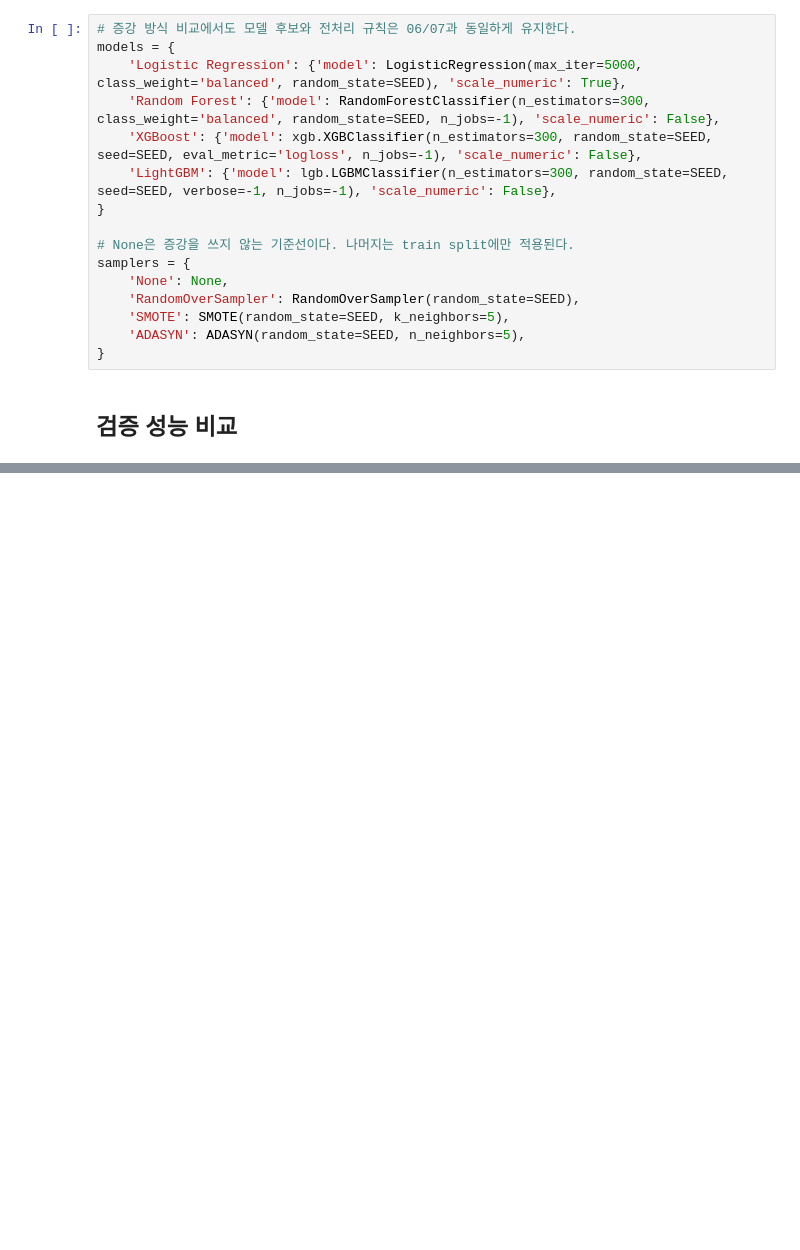
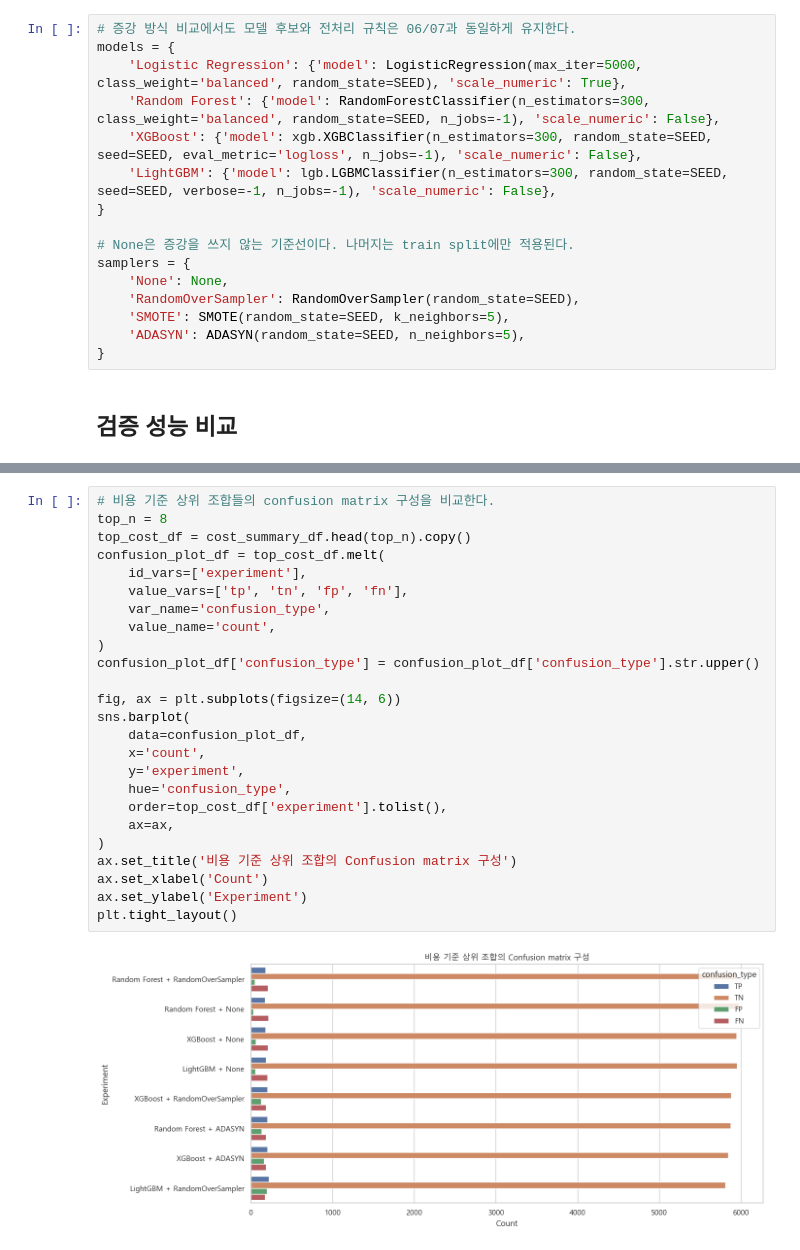
Before and after one commit to wagyu09/invoice-delay-prediction, a Jupyter notebook: notebooks/08_data_augmentation.ipynb, the cells around one changed output, grey strips where cells are left out. Cells and saved outputs as stored; diff of their text form; blank space fills up the shorter version.

```diff
--- a/notebooks/08_data_augmentation.ipynb
+++ b/notebooks/08_data_augmentation.ipynb
@@ -274,0 +449,27 @@ evaluate_predictions(f"{best_result['model']} + {best_result['augmentation']} th
+# %%
+# 비용 기준 상위 조합들의 confusion matrix 구성을 비교한다.
+top_n = 8
+top_cost_df = cost_summary_df.head(top_n).copy()
+confusion_plot_df = top_cost_df.melt(
+    id_vars=['experiment'],
+    value_vars=['tp', 'tn', 'fp', 'fn'],
+    var_name='confusion_type',
+    value_name='count',
+)
+confusion_plot_df['confusion_type'] = confusion_plot_df['confusion_type'].str.upper()
+
+fig, ax = plt.subplots(figsize=(14, 6))
+sns.barplot(
+    data=confusion_plot_df,
+    x='count',
+    y='experiment',
+    hue='confusion_type',
+    order=top_cost_df['experiment'].tolist(),
+    ax=ax,
+)
+ax.set_title('비용 기준 상위 조합의 Confusion matrix 구성')
+ax.set_xlabel('Count')
+ax.set_ylabel('Experiment')
+plt.tight_layout()
+# %% [output]
+[figure, added]
```
Also changed, not shown: parts of 10 cells of this notebook, 2 other files.
